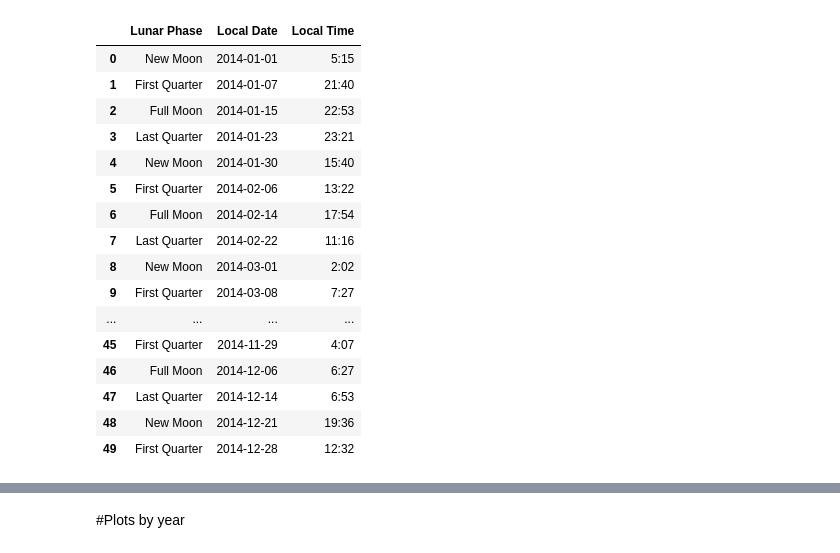
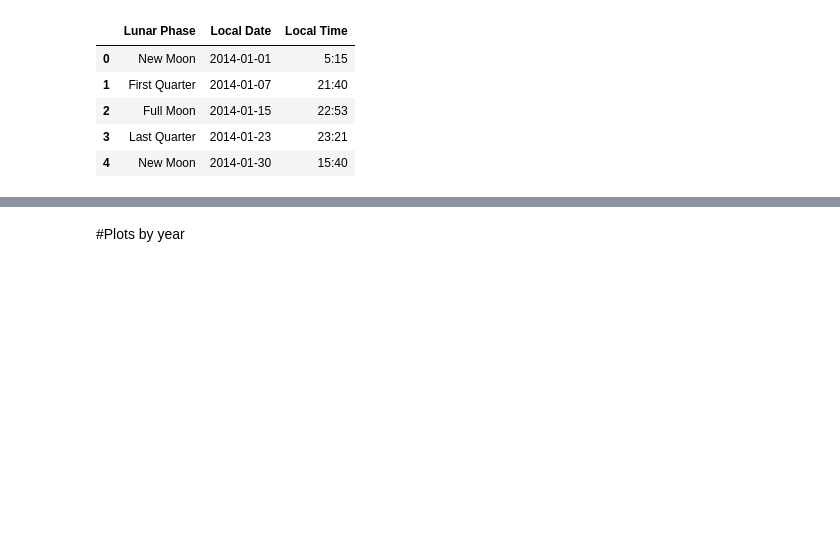
Before and after one commit to flashforward89/Project-1, a Jupyter notebook: Greg Folder/Crime_MoonPhase.ipynb, the cells around one changed output, grey strips where cells are left out. Saved outputs shown, nothing was run; the diff lists cells and outputs as text; code cells hidden in the pictures; blank space fills up the shorter version.

```diff
--- a/Greg Folder/Crime_MoonPhase.ipynb
+++ b/Greg Folder/Crime_MoonPhase.ipynb
@@ -61,30 +56,19 @@ dtype: int64
 # %%
 moon_df = pd.read_csv("moon-phase-calendar-landscape_copy.csv")
 moon_df = pd.DataFrame(moon_df)
 moon_df = moon_df.drop(columns=['Unnamed: 3', 'Unnamed: 4'])
 moon_df.head()
 #change to date time object and rename column
 moon_df['Local Date']= pd.to_datetime(moon_df['Local Date'])
 
-moon_df.head(50)
+moon_df.head()
 # %% [output]
 |  | Lunar Phase | Local Date | Local Time |
 | 0 | New Moon | 2014-01-01 | 5:15 |
 | 1 | First Quarter | 2014-01-07 | 21:40 |
 | 2 | Full Moon | 2014-01-15 | 22:53 |
 | 3 | Last Quarter | 2014-01-23 | 23:21 |
 | 4 | New Moon | 2014-01-30 | 15:40 |
-| 5 | First Quarter | 2014-02-06 | 13:22 |
-| 6 | Full Moon | 2014-02-14 | 17:54 |
-| 7 | Last Quarter | 2014-02-22 | 11:16 |
-| 8 | New Moon | 2014-03-01 | 2:02 |
-| 9 | First Quarter | 2014-03-08 | 7:27 |
-| ... | ... | ... | ... |
-| 45 | First Quarter | 2014-11-29 | 4:07 |
-| 46 | Full Moon | 2014-12-06 | 6:27 |
-| 47 | Last Quarter | 2014-12-14 | 6:53 |
-| 48 | New Moon | 2014-12-21 | 19:36 |
-| 49 | First Quarter | 2014-12-28 | 12:32 |
 # %%
 crime_df = pd.DataFrame(crime_history)
 crime_df.head()
```
Also changed, not shown: parts of 43 cells of this notebook, 2 other files.
